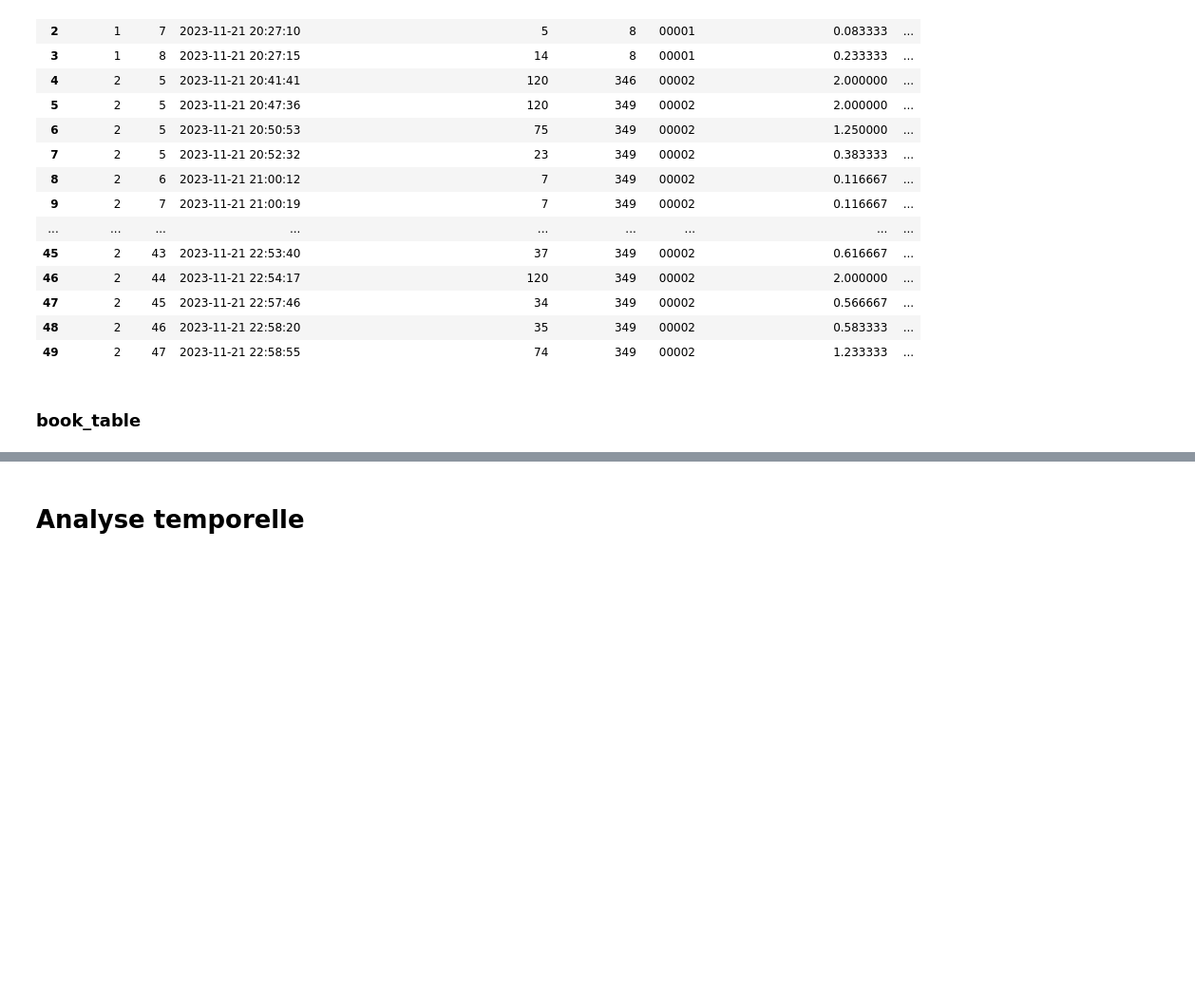
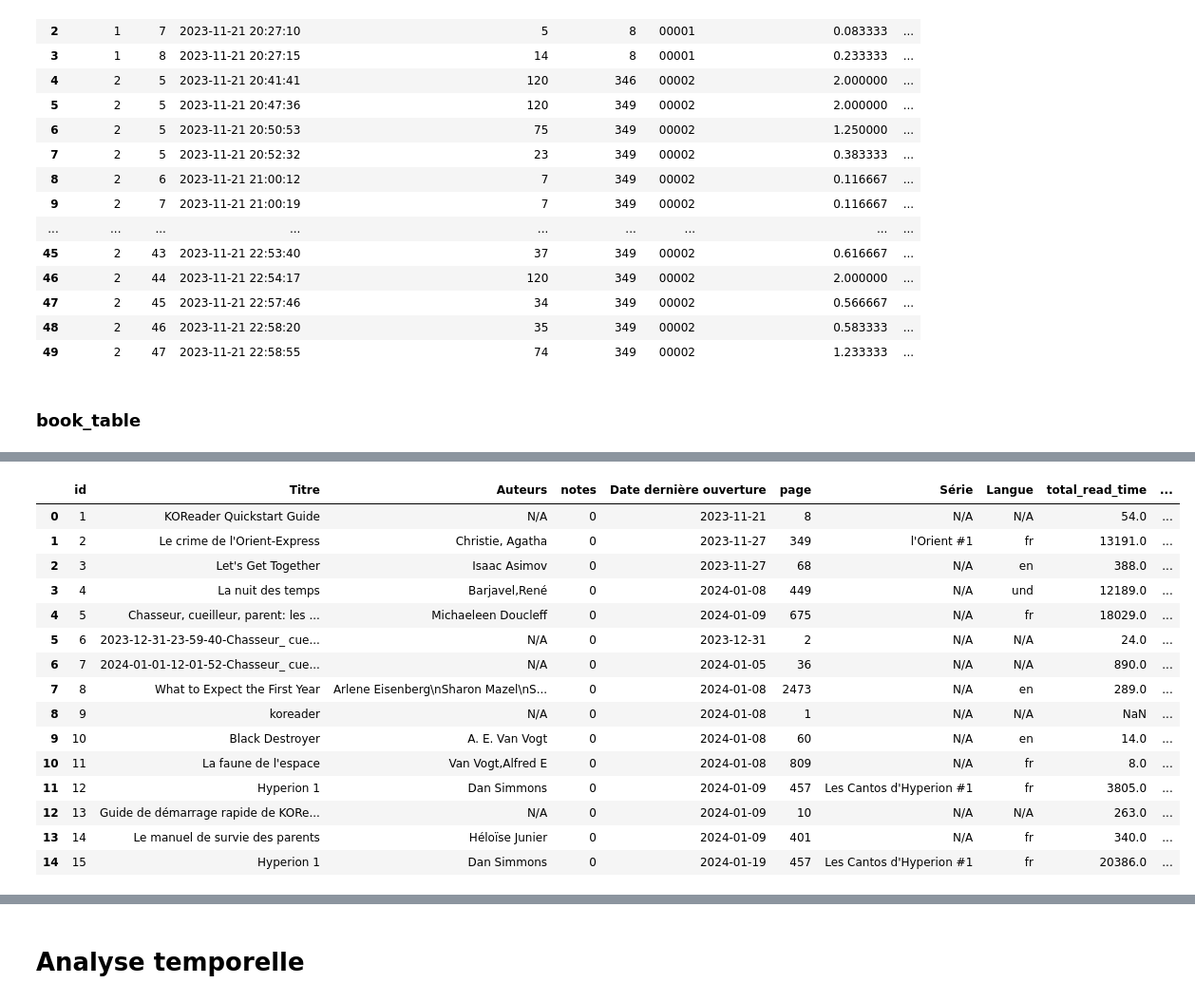
Before and after one commit to ChrisOlv/book_data_analysis, a Jupyter notebook: analyse_temporelle.ipynb, the cells around one changed output, grey strips where cells are left out. Shown at 95% size. Saved outputs shown, nothing was run; the diff lists cells and outputs as text; code cells hidden in the pictures; blank space fills up the shorter version.

```diff
--- a/analyse_temporelle.ipynb
+++ b/analyse_temporelle.ipynb
@@ -152,0 +208,16 @@ book_table.head(50)
+# %%
+# Colonnes à mettre à jour
+update_columns = ['notes', 'Date dernière ouverture', 'total_read_time', 'total Nbr de pages lues']
+
+# Faire la jointure sur 'id' pour obtenir les lignes correspondantes de df_fake
+df_updated = df_book_draft_concatenated.merge(df_book_fake[['id'] + update_columns], on='id', how='left', suffixes=('', '_fake'))
+
+# Remplacer les valeurs existantes par les valeurs de df_fake si elles existent
+for col in update_columns:
+    df_updated[col] = df_updated[f'{col}_fake'].combine_first(df_updated[col])
+
+# Supprimer les colonnes temporaires (celles avec le suffixe "_fake")
+df_updated.drop(columns=[f'{col}_fake' for col in update_columns], inplace=True)
+
+# Mise à jour terminée, df_book_draft_concatenated contient maintenant les valeurs mises à jour
+# df_book_draft_concatenated = df_updated
@@ -152,0 +233,19 @@ book_table.head(50)
+# %%
+df_updated.head(15)
+# %% [output]
+|  | id | Titre | Auteurs | notes | Date dernière ouverture | page | Série | Langue | total_read_time | ... |
+| 0 | 1 | KOReader Quickstart Guide | N/A | 0 | 2023-11-21 | 8 | N/A | N/A | 54.0 | ... |
+| 1 | 2 | Le crime de l'Orient-Express | Christie, Agatha | 0 | 2023-11-27 | 349 | l'Orient #1 | fr | 13191.0 | ... |
+| 2 | 3 | Let's Get Together | Isaac Asimov | 0 | 2023-11-27 | 68 | N/A | en | 388.0 | ... |
+| 3 | 4 | La nuit des temps | Barjavel,René | 0 | 2024-01-08 | 449 | N/A | und | 12189.0 | ... |
+| 4 | 5 | Chasseur, cueilleur, parent: les ... | Michaeleen Doucleff | 0 | 2024-01-09 | 675 | N/A | fr | 18029.0 | ... |
+| 5 | 6 | 2023-12-31-23-59-40-Chasseur_ cue... | N/A | 0 | 2023-12-31 | 2 | N/A | N/A | 24.0 | ... |
+| 6 | 7 | 2024-01-01-12-01-52-Chasseur_ cue... | N/A | 0 | 2024-01-05 | 36 | N/A | N/A | 890.0 | ... |
+| 7 | 8 | What to Expect the First Year | Arlene Eisenberg\nSharon Mazel\nS... | 0 | 2024-01-08 | 2473 | N/A | en | 289.0 | ... |
+| 8 | 9 | koreader | N/A | 0 | 2024-01-08 | 1 | N/A | N/A | NaN | ... |
+| 9 | 10 | Black Destroyer | A. E. Van Vogt | 0 | 2024-01-08 | 60 | N/A | en | 14.0 | ... |
+| 10 | 11 | La faune de l'espace | Van Vogt,Alfred E | 0 | 2024-01-08 | 809 | N/A | fr | 8.0 | ... |
+| 11 | 12 | Hyperion 1 | Dan Simmons | 0 | 2024-01-09 | 457 | Les Cantos d'Hyperion #1 | fr | 3805.0 | ... |
+| 12 | 13 | Guide de démarrage rapide de KORe... | N/A | 0 | 2024-01-09 | 10 | N/A | N/A | 263.0 | ... |
+| 13 | 14 | Le manuel de survie des parents | Héloïse Junier | 0 | 2024-01-09 | 401 | N/A | fr | 340.0 | ... |
+| 14 | 15 | Hyperion 1 | Dan Simmons | 0 | 2024-01-19 | 457 | Les Cantos d'Hyperion #1 | fr | 20386.0 | ... |
```
Also changed, not shown: parts of 22 cells of this notebook, 18 other files.
